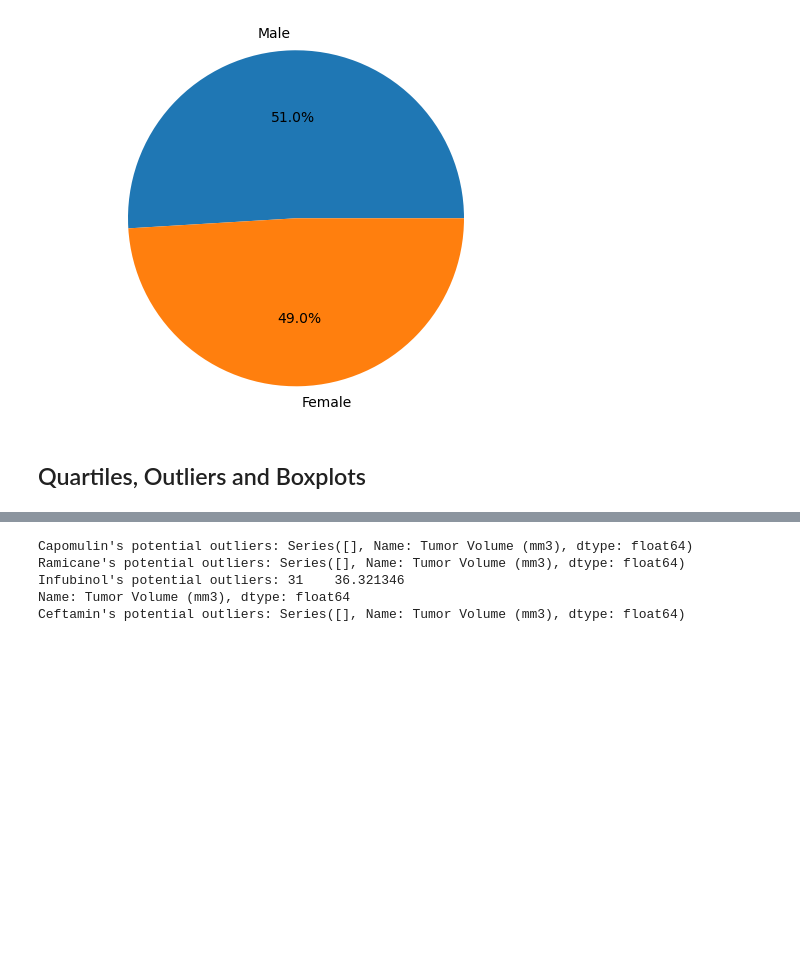
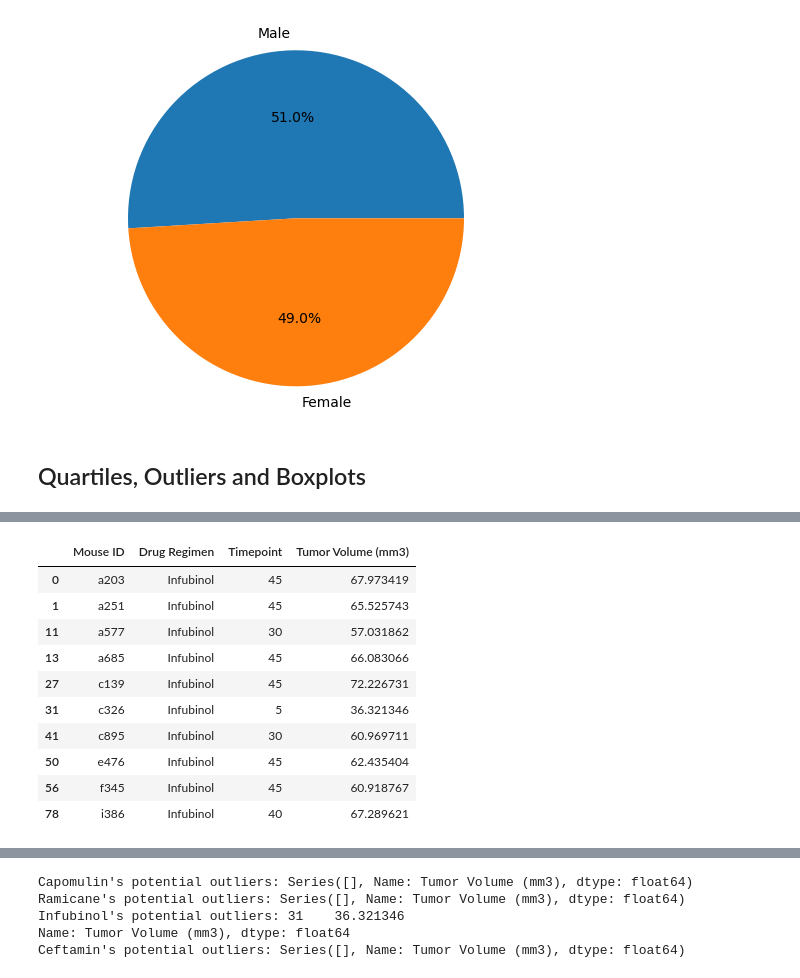
Before and after one commit to Olufemi-Olarewaju/Pymaceuticals, a Jupyter notebook: pymaceuticals_starter.ipynb, the cells around one changed output, grey strips where cells are left out. Saved outputs shown, nothing was run; the diff lists cells and outputs as text; code cells hidden in the pictures; blank space fills up the shorter version.

```diff
--- a/pymaceuticals_starter.ipynb
+++ b/pymaceuticals_starter.ipynb
@@ -208,0 +231,16 @@ greatest_timepoint_df.head()
+# %%
+# Dataframe for Infubinol
+infubinol_df = final_tumor_vol_df.loc[(final_tumor_vol_df["Drug Regimen"]=="Infubinol"), :]
+infubinol_df.head(10)
+# %% [output]
+|  | Mouse ID | Drug Regimen | Timepoint | Tumor Volume (mm3) |
+| 0 | a203 | Infubinol | 45 | 67.973419 |
+| 1 | a251 | Infubinol | 45 | 65.525743 |
+| 11 | a577 | Infubinol | 30 | 57.031862 |
+| 13 | a685 | Infubinol | 45 | 66.083066 |
+| 27 | c139 | Infubinol | 45 | 72.226731 |
+| 31 | c326 | Infubinol | 5 | 36.321346 |
+| 41 | c895 | Infubinol | 30 | 60.969711 |
+| 50 | e476 | Infubinol | 45 | 62.435404 |
+| 56 | f345 | Infubinol | 45 | 60.918767 |
+| 78 | i386 | Infubinol | 40 | 67.289621 |
```
Also changed, not shown: parts of 7 cells of this notebook.
